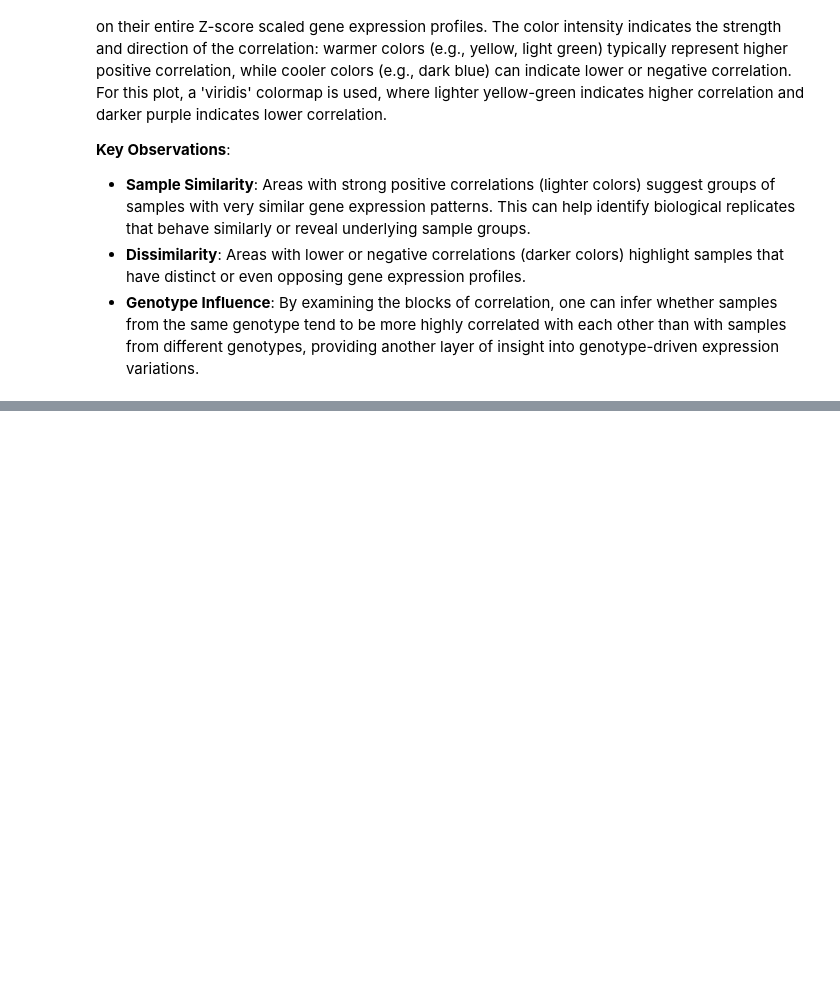
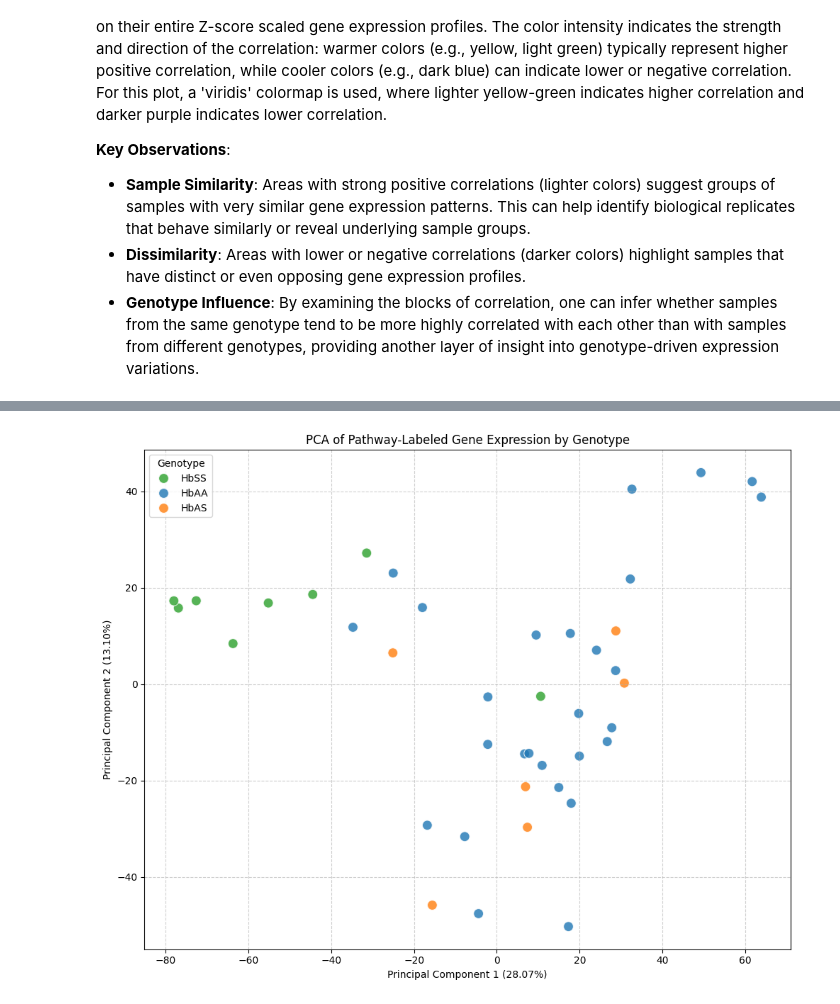
Before and after one commit to Edem-m/JaxProject_Edem-Jaimie, a Jupyter notebook: Jaxproject_Edem_Jaimie.ipynb, the cells around one changed output, grey strips where cells are left out. Cells and saved outputs as stored; diff of their text form; code cells hidden in the pictures; blank space fills up the shorter version.

```diff
--- a/Jaxproject_Edem_Jaimie.ipynb
+++ b/Jaxproject_Edem_Jaimie.ipynb
@@ -389,7 +519,7 @@ metadata.head(66)
 # %%
 # Load the annotation file containing GeneIDs and their corresponding gene symbols.
 # This file acts as a lookup table to translate numerical GeneIDs into human-readable names.
-Human_GRCh38 = pd.read_csv("Human.GRCh38.p13.annot.tsv", sep='\t')
+Human_GRCh38 = pd.read_csv("Human.GRCh38.p13.annot.tsv", sep='\t', low_memory=False)
 
 # Create a dictionary to map GeneIDs (keys) to their respective gene Symbols (values).
 # This dictionary will be used to efficiently replace the IDs in the read_count DataFrame.
@@ -398,6 +528,9 @@ gene_id_to_name_dict = dict(zip(Human_GRCh38['GeneID'], Human_GRCh38['Symbol']))
 # Display a snippet of the created dictionary to confirm its structure and content.
 print("First 10 entries of the GeneID to GeneName mapping dictionary:")
 print(list(gene_id_to_name_dict.items())[:10])
+
+# Reload read_count to ensure 'GeneID' column is present in its original state
+read_count = pd.read_csv("GSE255403_norm_counts_FPKM_GRCh38.p13_NCBI.tsv", sep = '\t')
 
 # Replace the numerical 'GeneID' column in the 'read_count' DataFrame with the descriptive gene names.
 # This operation uses the previously created dictionary for mapping.
@@ -1788,0 +1900,46 @@ This heatmap visualizes the **Pearson correlation coefficient** between every pa
+# %%
+# 1. Perform PCA
+# Reduce to 2 components for 2D visualization
+pca = PCA(n_components=2, random_state=42)
+pca_components = pca.fit_transform(scaled_gene_expression_for_pca_df)
+
+# 2. Create a DataFrame for PCA components
+pca_df = pd.DataFrame(
+    data=pca_components,
+    columns=['PC1', 'PC2'],
+    index=scaled_gene_expression_for_pca_df.index # Use sample IDs as index
+)
+
+# 3. Add genotype information to the PCA DataFrame
+# Ensure metadata is available from previous steps
+pca_df['genotype'] = metadata.loc[pca_df.index, 'genotype']
+
+# Define a colorblind-friendly palette for genotypes
+genotype_palette = {
+    'HbAA': '#1f77b4',  # Blue
+    'HbAS': '#ff7f0e',  # Orange
+    'HbSS': '#2ca02c'   # Green
+}
+
+# 4. Generate the scatter plot
+plt.figure(figsize=(10, 8))
+sns.scatterplot(
+    x='PC1',
+    y='PC2',
+    hue='genotype',
+    palette=genotype_palette,
+    data=pca_df,
+    s=100, # Point size
+    alpha=0.8, # Transparency
+    edgecolor='w' # White edge for better visibility
+)
+
+plt.title('PCA of Pathway-Labeled Gene Expression by Genotype')
+plt.xlabel(f'Principal Component 1 ({pca.explained_variance_ratio_[0]*100:.2f}%)')
+plt.ylabel(f'Principal Component 2 ({pca.explained_variance_ratio_[1]*100:.2f}%)')
+plt.legend(title='Genotype')
+plt.grid(True, linestyle='--', alpha=0.6)
+plt.tight_layout()
+plt.show()
+# %% [output]
+[figure, added]
```
Also changed, not shown: parts of 22 cells of this notebook.
